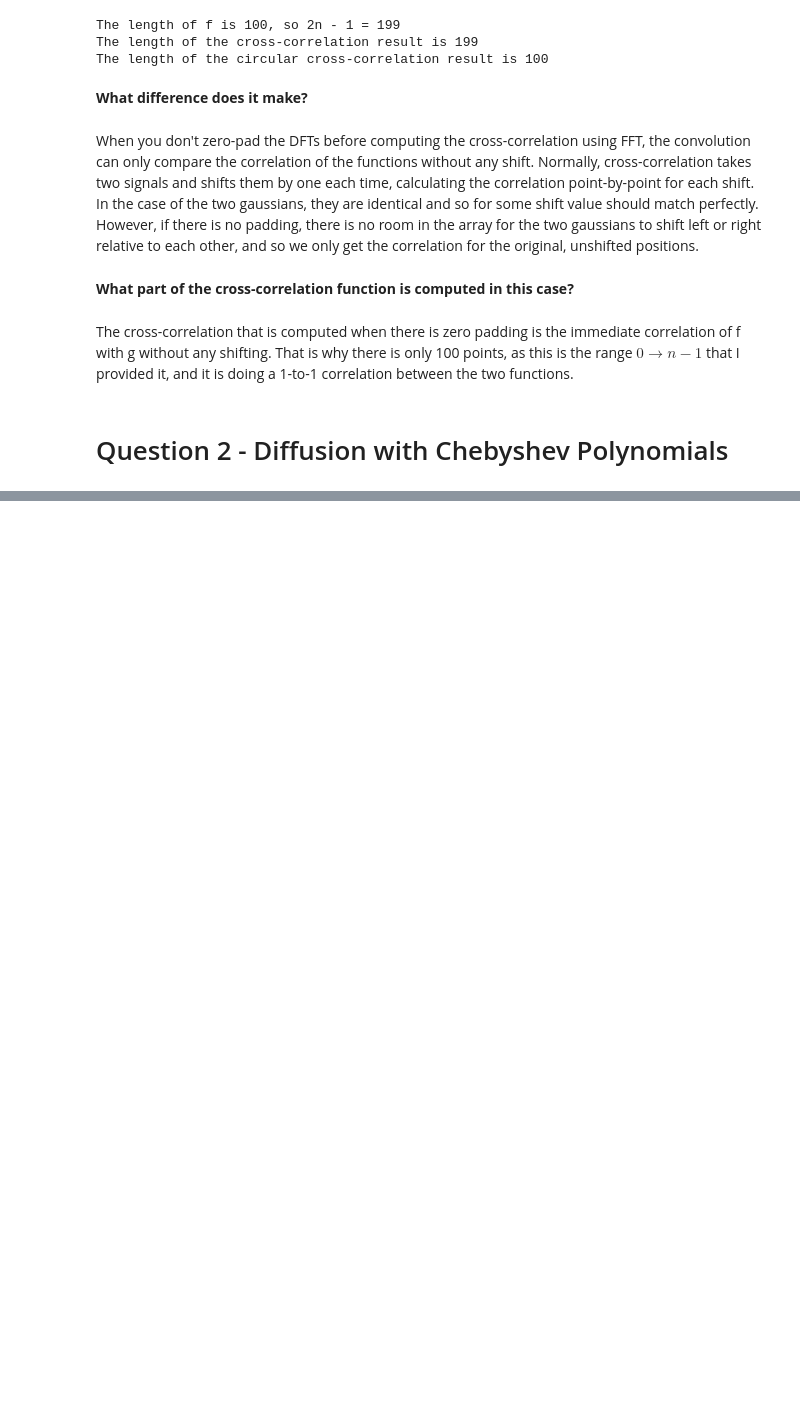
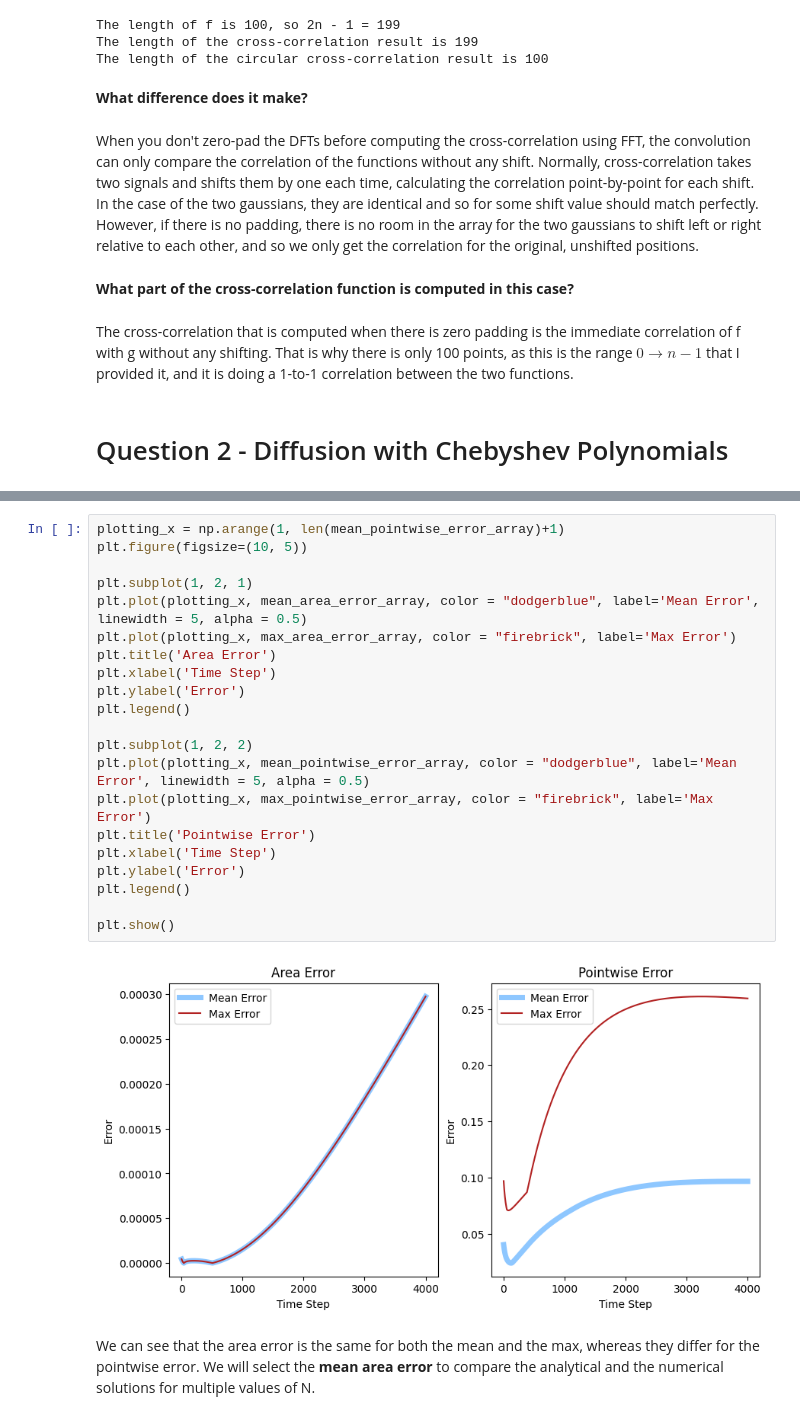
Before and after one commit to LFW25/PHYS512-Computational_Physics, a Jupyter notebook: Assignments/A7.ipynb, the cells around one changed output, grey strips where cells are left out. Saved outputs shown, nothing was run; the diff lists cells and outputs as text; blank space fills up the shorter version.

```diff
--- a/Assignments/A7.ipynb
+++ b/Assignments/A7.ipynb
@@ -442,0 +495,25 @@ original len of a is 41
+# %%
+plotting_x = np.arange(1, len(mean_pointwise_error_array)+1)
+plt.figure(figsize=(10, 5))
+
+plt.subplot(1, 2, 1)
+plt.plot(plotting_x, mean_area_error_array, color = "dodgerblue", label='Mean Error', linewidth = 5, alpha = 0.5)
+plt.plot(plotting_x, max_area_error_array, color = "firebrick", label='Max Error')
+plt.title('Area Error')
+plt.xlabel('Time Step')
+plt.ylabel('Error')
+plt.legend()
+
+plt.subplot(1, 2, 2)
+plt.plot(plotting_x, mean_pointwise_error_array, color = "dodgerblue", label='Mean Error', linewidth = 5, alpha = 0.5)
+plt.plot(plotting_x, max_pointwise_error_array, color = "firebrick", label='Max Error')
+plt.title('Pointwise Error')
+plt.xlabel('Time Step')
+plt.ylabel('Error')
+plt.legend()
+
+plt.show()
+# %% [output]
+[figure, added]
+# %% [markdown]
+We can see that the area error is the same for both the mean and the max, whereas they differ for the pointwise error. We will select the **mean area error** to compare the analytical and the numerical solutions for multiple values of N.
```
Also changed, not shown: parts of 10 cells of this notebook.
